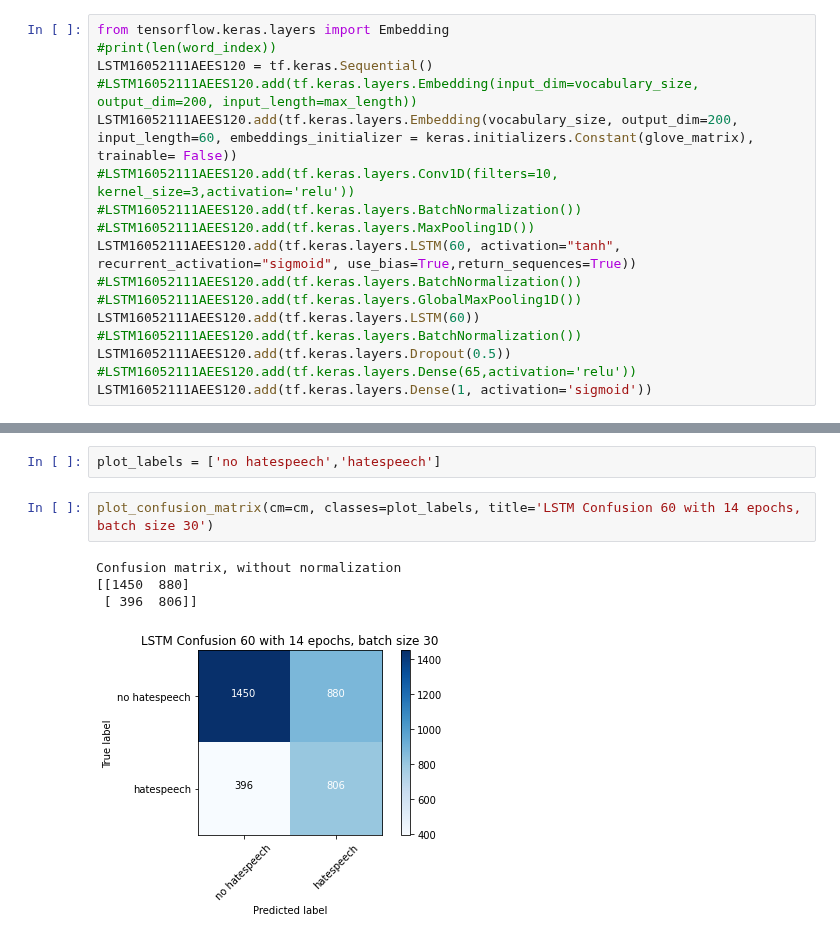
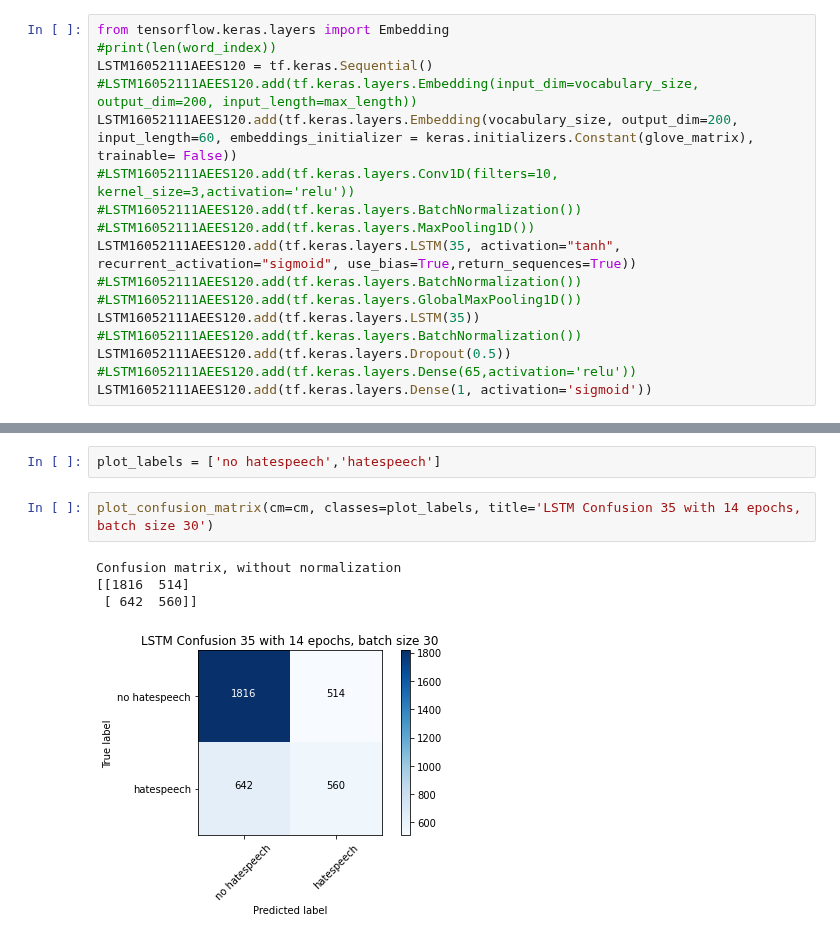
Before and after one commit to BiancaStadl/ProjektarbeitML, a Jupyter notebook: LSTM.ipynb, the cells around one changed output, grey strips where cells are left out. Drawn from its saved outputs; the diff is of its cells as text.

Commit message:
LSTM 35 with 14 epochs, batch size 30

```diff
--- a/LSTM.ipynb
+++ b/LSTM.ipynb
@@ -394,10 +394,10 @@ LSTM16052111AEES120.add(tf.keras.layers.Embedding(vocabulary_size, output_dim=20
 #LSTM16052111AEES120.add(tf.keras.layers.Conv1D(filters=10, kernel_size=3,activation='relu'))
 #LSTM16052111AEES120.add(tf.keras.layers.BatchNormalization())
 #LSTM16052111AEES120.add(tf.keras.layers.MaxPooling1D())
-LSTM16052111AEES120.add(tf.keras.layers.LSTM(60, activation="tanh", recurrent_activation="sigmoid", use_bias=True,return_sequences=True))
+LSTM16052111AEES120.add(tf.keras.layers.LSTM(35, activation="tanh", recurrent_activation="sigmoid", use_bias=True,return_sequences=True))
 #LSTM16052111AEES120.add(tf.keras.layers.BatchNormalization())
 #LSTM16052111AEES120.add(tf.keras.layers.GlobalMaxPooling1D())
-LSTM16052111AEES120.add(tf.keras.layers.LSTM(60))
+LSTM16052111AEES120.add(tf.keras.layers.LSTM(35))
 #LSTM16052111AEES120.add(tf.keras.layers.BatchNormalization())
 LSTM16052111AEES120.add(tf.keras.layers.Dropout(0.5))
 #LSTM16052111AEES120.add(tf.keras.layers.Dense(65,activation='relu'))
@@ -547,9 +547,9 @@ cm = confusion_matrix(y_true=nptesting_labels, y_pred=prediction_rounded80AE)
 # %%
 plot_labels = ['no hatespeech','hatespeech']
 # %%
-plot_confusion_matrix(cm=cm, classes=plot_labels, title='LSTM Confusion 60 with 14 epochs, batch size 30')
+plot_confusion_matrix(cm=cm, classes=plot_labels, title='LSTM Confusion 35 with 14 epochs, batch size 30')
 # %% [output]
 Confusion matrix, without normalization
-[[1450  880]
- [ 396  806]]
+[[1816  514]
+ [ 642  560]]
-[figure, old version]
+[figure, new version]
```
Also changed, not shown: parts of 3 cells of this notebook.
